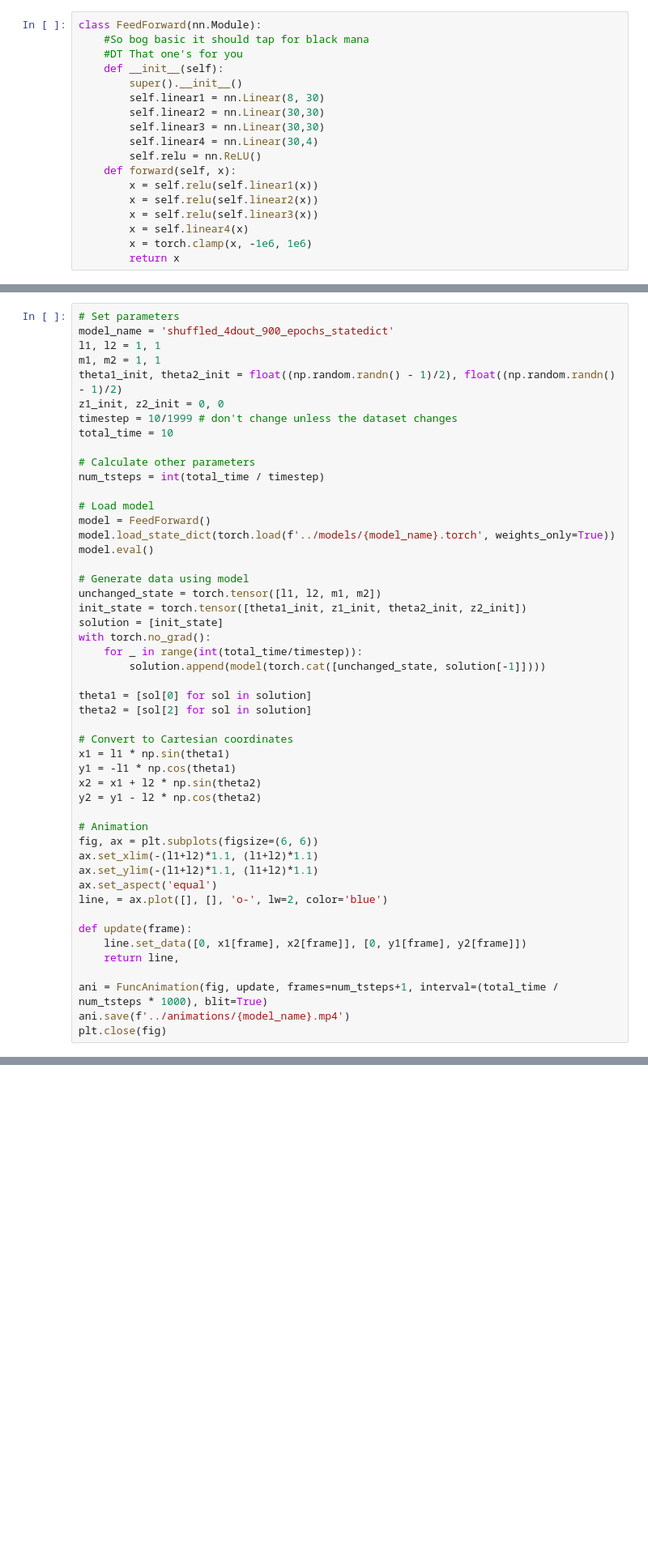
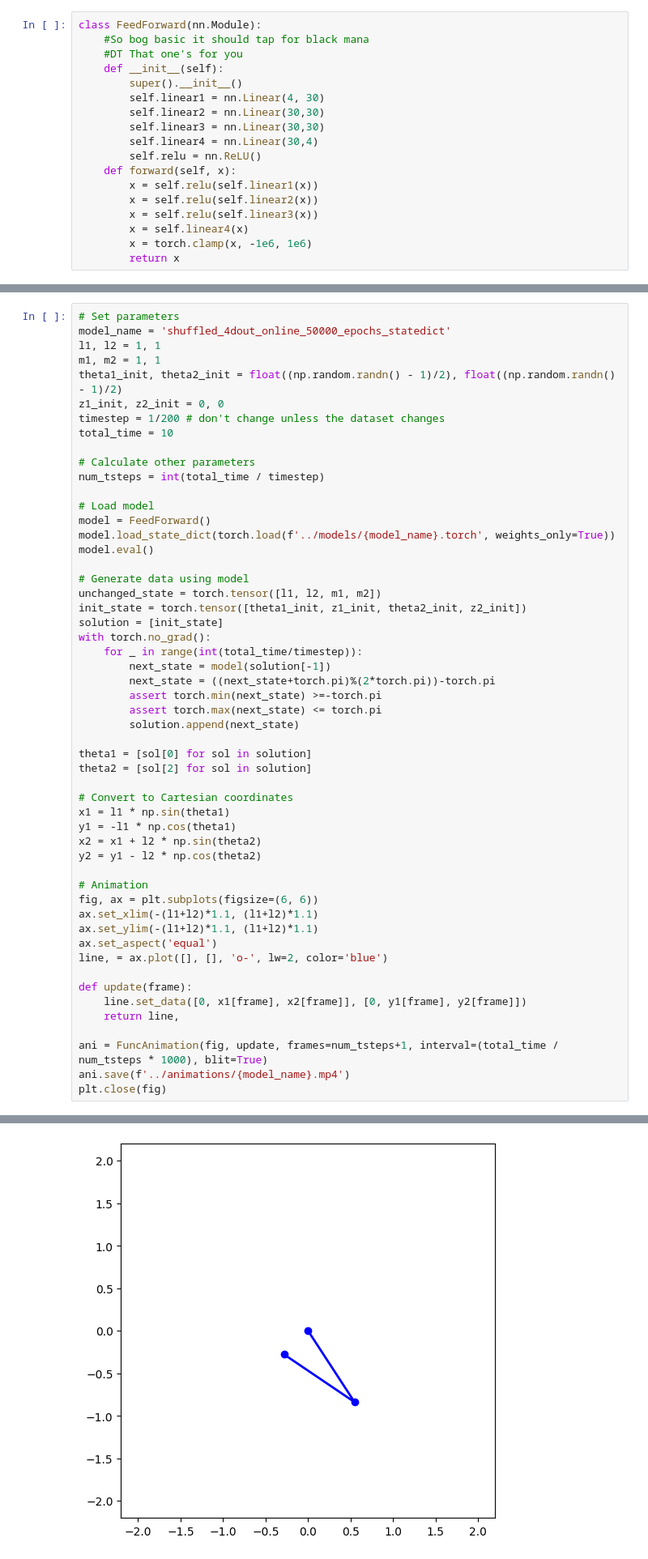
Before and after one commit to elichild01/double-pendulum, a Jupyter notebook: notebooks/animation_generation.ipynb, the cells around one changed output, grey strips where cells are left out. Shown at 81% size. Cells and saved outputs as stored; diff of their text form; blank space fills up the shorter version.

```diff
--- a/notebooks/animation_generation.ipynb
+++ b/notebooks/animation_generation.ipynb
@@ -161,7 +161,7 @@ class FeedForward(nn.Module):
     #DT That one's for you
     def __init__(self):
         super().__init__()
-        self.linear1 = nn.Linear(8, 30)
+        self.linear1 = nn.Linear(4, 30)
         self.linear2 = nn.Linear(30,30)
         self.linear3 = nn.Linear(30,30)
         self.linear4 = nn.Linear(30,4)
@@ -176,11 +188,11 @@ class FeedForward(nn.Module):
 # %%
 # Set parameters
-model_name = 'shuffled_4dout_900_epochs_statedict'
+model_name = 'shuffled_4dout_online_50000_epochs_statedict'
 l1, l2 = 1, 1
 m1, m2 = 1, 1
 theta1_init, theta2_init = float((np.random.randn() - 1)/2), float((np.random.randn() - 1)/2)
 z1_init, z2_init = 0, 0
-timestep = 10/1999 # don't change unless the dataset changes
+timestep = 1/200 # don't change unless the dataset changes
 total_time = 10
 
 # Calculate other parameters
@@ -197,7 +209,11 @@ init_state = torch.tensor([theta1_init, z1_init, theta2_init, z2_init])
 solution = [init_state]
 with torch.no_grad():
     for _ in range(int(total_time/timestep)):
-        solution.append(model(torch.cat([unchanged_state, solution[-1]])))
+        next_state = model(solution[-1])
+        next_state = ((next_state+torch.pi)%(2*torch.pi))-torch.pi
+        assert torch.min(next_state) >=-torch.pi
+        assert torch.max(next_state) <= torch.pi
+        solution.append(next_state)
 
 theta1 = [sol[0] for sol in solution]
 theta2 = [sol[2] for sol in solution]
@@ -222,3 +238,4 @@ def update(frame):
 ani = FuncAnimation(fig, update, frames=num_tsteps+1, interval=(total_time / num_tsteps * 1000), blit=True)
 ani.save(f'../animations/{model_name}.mp4')
 plt.close(fig)
+# %% [output]
@@ -225,2 +244,3 @@ plt.close(fig)
+[figure, added]
 # %% [markdown]
 <video src='../animations/shuffled_4dout_900_epochs_statedict.mp4' controls>
```
Also changed, not shown: parts of 2 cells of this notebook, 1 other file.
